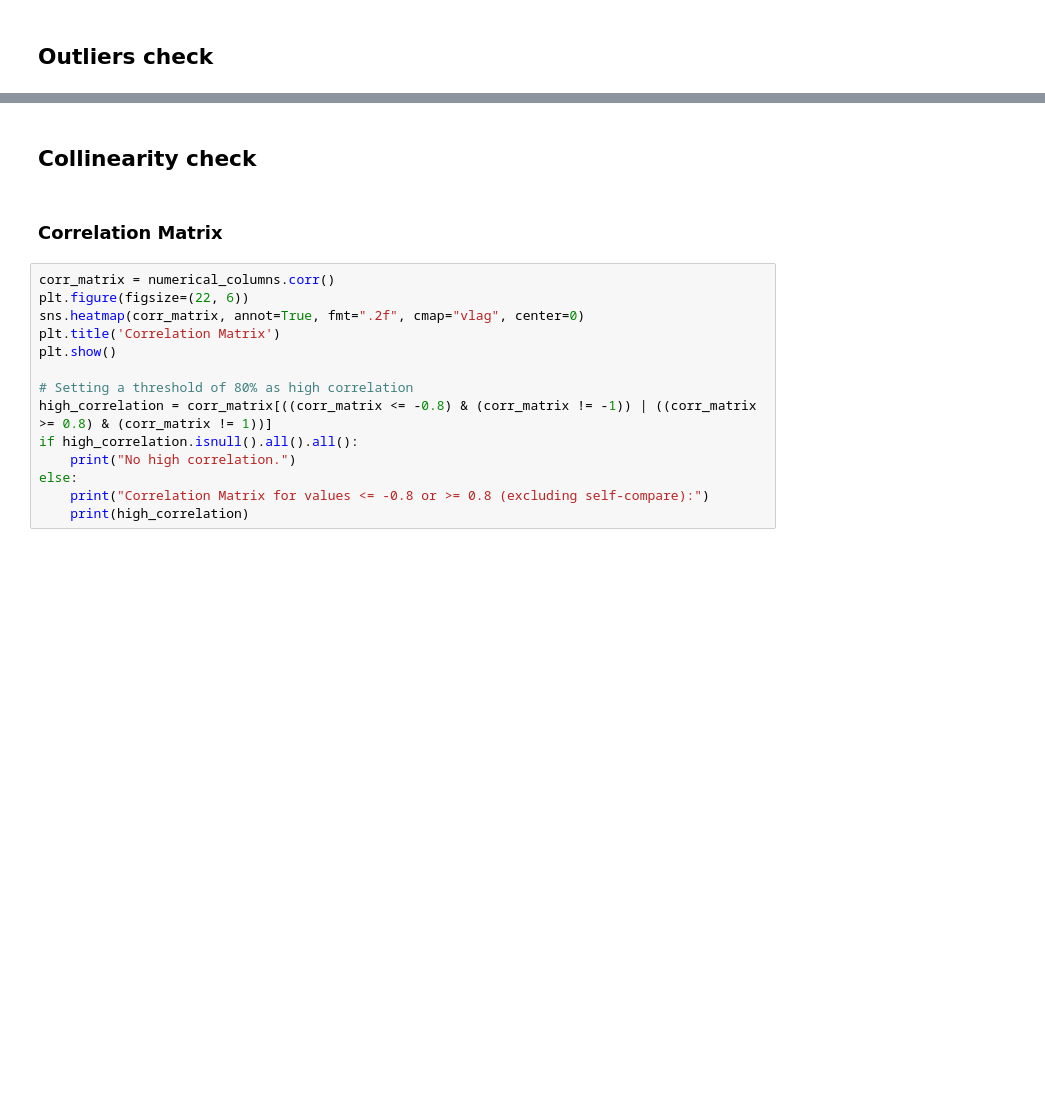
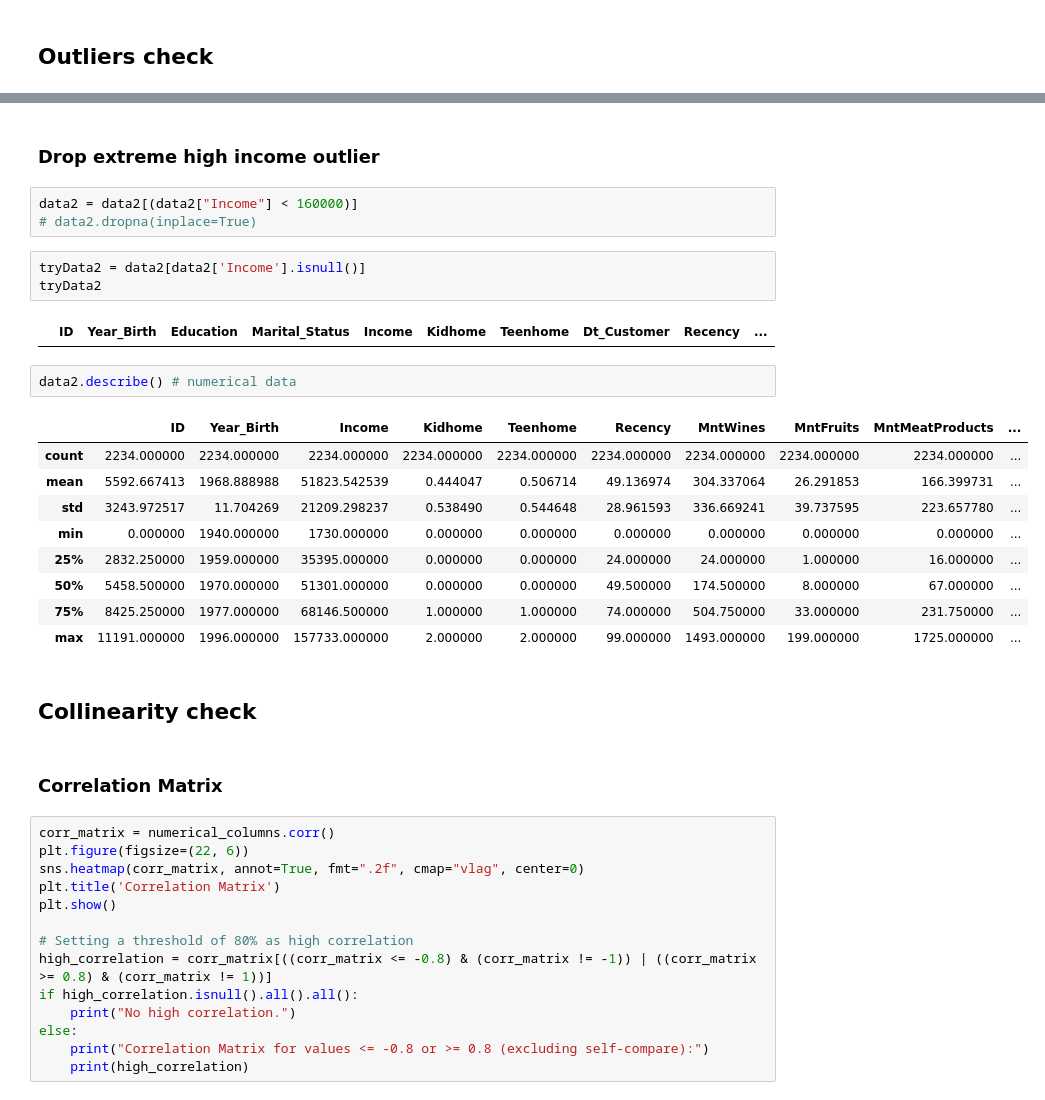
Before and after one commit to McGill-MMA-EnterpriseAnalytics/Customer-Personality-Analysis, a Jupyter notebook: EDA & Preprocessing/Preprocessing.ipynb, the cells around one changed output, grey strips where cells are left out. Drawn from its saved outputs; the diff is of its cells as text; blank space fills up the shorter version.

```diff
--- a/EDA & Preprocessing/Preprocessing.ipynb
+++ b/EDA & Preprocessing/Preprocessing.ipynb
@@ -224,3 +256,25 @@ plt.show()
+# %% [markdown]
+### Drop extreme high income outlier
+# %%
+data2 = data2[(data2["Income"] < 160000)]
+# data2.dropna(inplace=True)
+# %%
+tryData2 = data2[data2['Income'].isnull()]
+tryData2
+# %% [output]
+|  | ID | Year_Birth | Education | Marital_Status | Income | Kidhome | Teenhome | Dt_Customer | Recency | ... |
+# %%
+data2.describe() # numerical data
+# %% [output]
+|  | ID | Year_Birth | Income | Kidhome | Teenhome | Recency | MntWines | MntFruits | MntMeatProducts | ... |
+| count | 2234.000000 | 2234.000000 | 2234.000000 | 2234.000000 | 2234.000000 | 2234.000000 | 2234.000000 | 2234.000000 | 2234.000000 | ... |
+| mean | 5592.667413 | 1968.888988 | 51823.542539 | 0.444047 | 0.506714 | 49.136974 | 304.337064 | 26.291853 | 166.399731 | ... |
+| std | 3243.972517 | 11.704269 | 21209.298237 | 0.538490 | 0.544648 | 28.961593 | 336.669241 | 39.737595 | 223.657780 | ... |
+| min | 0.000000 | 1940.000000 | 1730.000000 | 0.000000 | 0.000000 | 0.000000 | 0.000000 | 0.000000 | 0.000000 | ... |
+| 25% | 2832.250000 | 1959.000000 | 35395.000000 | 0.000000 | 0.000000 | 24.000000 | 24.000000 | 1.000000 | 16.000000 | ... |
+| 50% | 5458.500000 | 1970.000000 | 51301.000000 | 0.000000 | 0.000000 | 49.500000 | 174.500000 | 8.000000 | 67.000000 | ... |
+| 75% | 8425.250000 | 1977.000000 | 68146.500000 | 1.000000 | 1.000000 | 74.000000 | 504.750000 | 33.000000 | 231.750000 | ... |
+| max | 11191.000000 | 1996.000000 | 157733.000000 | 2.000000 | 2.000000 | 99.000000 | 1493.000000 | 199.000000 | 1725.000000 | ... |
 # %% [markdown]
 ## Collinearity check
 # %% [markdown]
```
Also changed, not shown: parts of 28 cells of this notebook, 1 other file.
